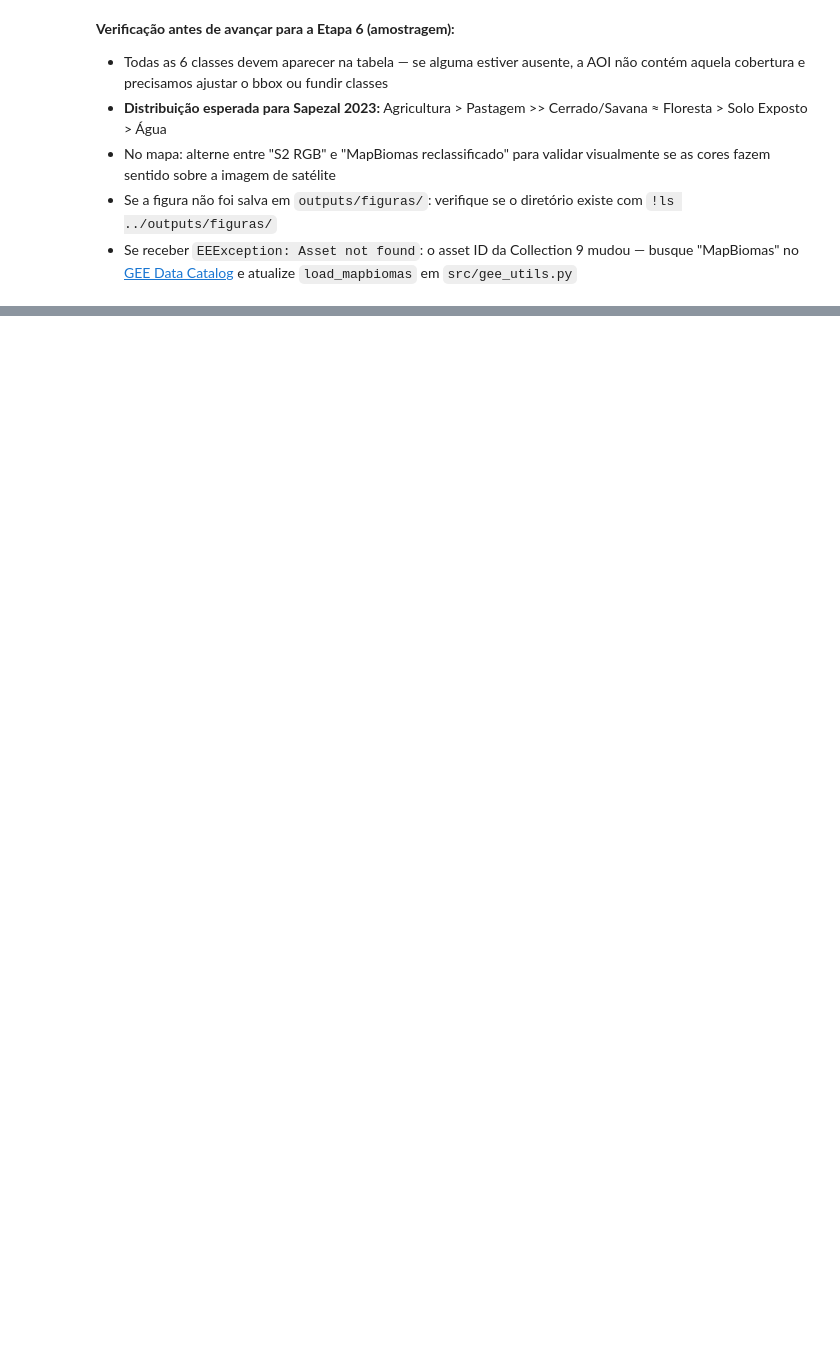
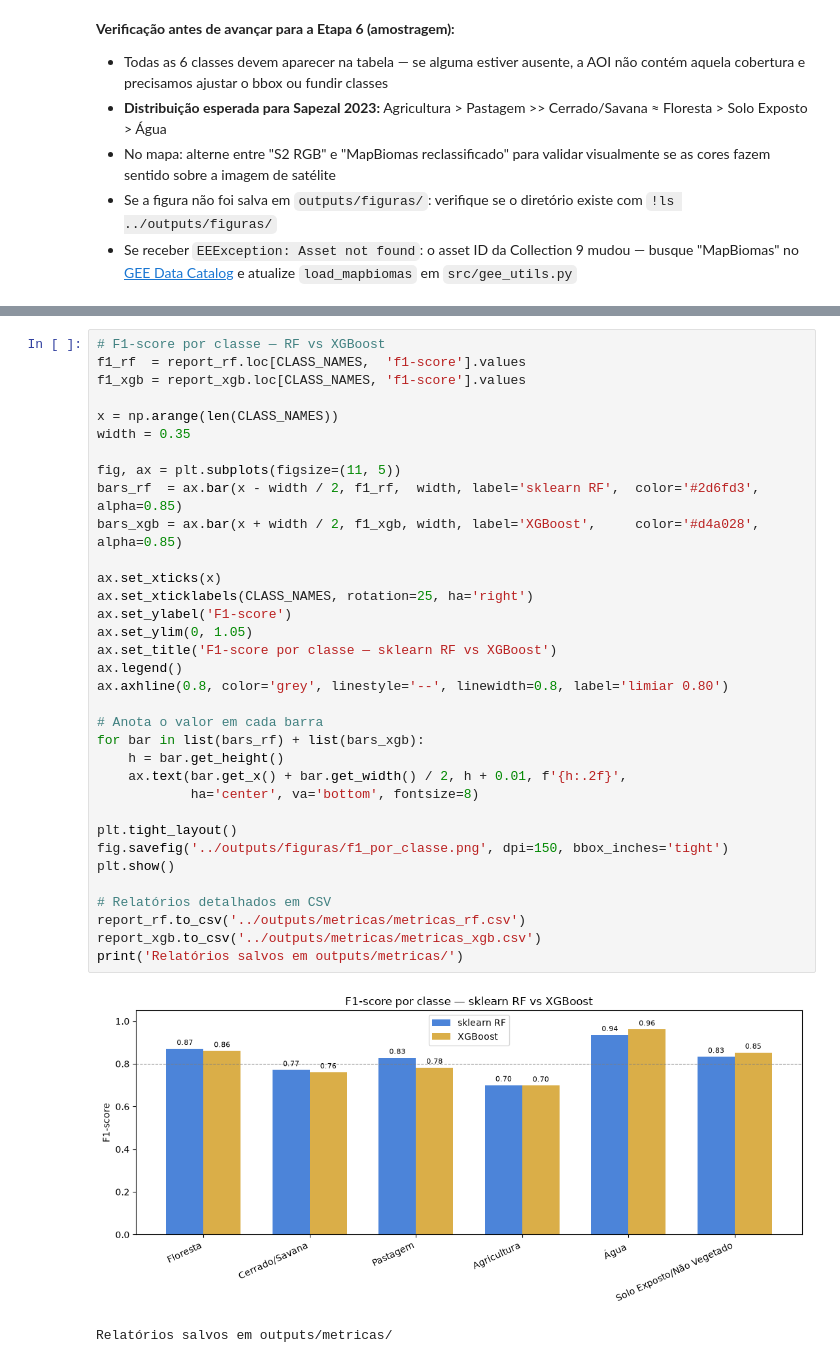
Before and after one commit to ferdamarc/LULC_project, a Jupyter notebook: notebooks/01_pipeline_classificacao.ipynb, the cells around one changed output, grey strips where cells are left out. Saved outputs shown, nothing was run; the diff lists cells and outputs as text; blank space fills up the shorter version.

```diff
--- a/notebooks/01_pipeline_classificacao.ipynb
+++ b/notebooks/01_pipeline_classificacao.ipynb
@@ -309,0 +633,37 @@ plt.show()
+# %%
+# F1-score por classe — RF vs XGBoost
+f1_rf  = report_rf.loc[CLASS_NAMES,  'f1-score'].values
+f1_xgb = report_xgb.loc[CLASS_NAMES, 'f1-score'].values
+
+x = np.arange(len(CLASS_NAMES))
+width = 0.35
+
+fig, ax = plt.subplots(figsize=(11, 5))
+bars_rf  = ax.bar(x - width / 2, f1_rf,  width, label='sklearn RF',  color='#2d6fd3', alpha=0.85)
+bars_xgb = ax.bar(x + width / 2, f1_xgb, width, label='XGBoost',     color='#d4a028', alpha=0.85)
+
+ax.set_xticks(x)
+ax.set_xticklabels(CLASS_NAMES, rotation=25, ha='right')
+ax.set_ylabel('F1-score')
+ax.set_ylim(0, 1.05)
+ax.set_title('F1-score por classe — sklearn RF vs XGBoost')
+ax.legend()
+ax.axhline(0.8, color='grey', linestyle='--', linewidth=0.8, label='limiar 0.80')
+
+# Anota o valor em cada barra
+for bar in list(bars_rf) + list(bars_xgb):
+    h = bar.get_height()
+    ax.text(bar.get_x() + bar.get_width() / 2, h + 0.01, f'{h:.2f}',
+            ha='center', va='bottom', fontsize=8)
+
+plt.tight_layout()
+fig.savefig('../outputs/figuras/f1_por_classe.png', dpi=150, bbox_inches='tight')
+plt.show()
+
+# Relatórios detalhados em CSV
+report_rf.to_csv('../outputs/metricas/metricas_rf.csv')
+report_xgb.to_csv('../outputs/metricas/metricas_xgb.csv')
+print('Relatórios salvos em outputs/metricas/')
+# %% [output]
+[figure, added]
+Relatórios salvos em outputs/metricas/
```
Also changed, not shown: parts of 31 cells of this notebook.
